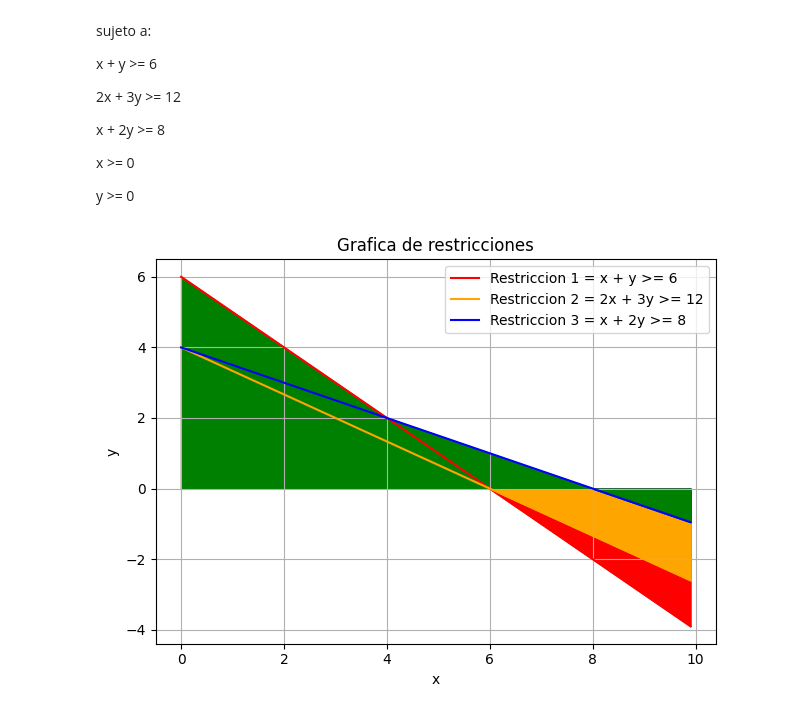
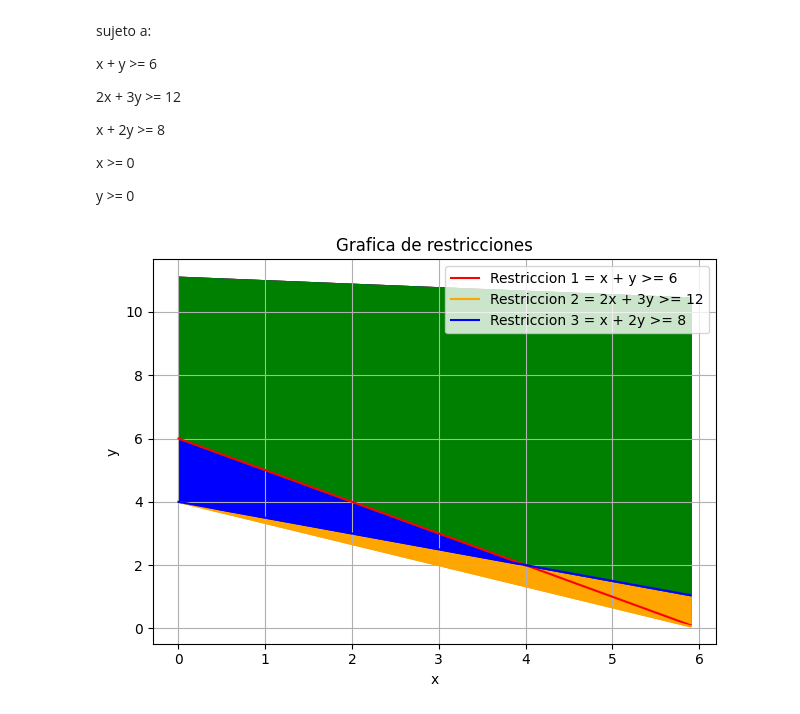
Before and after one commit to JulianaRamirez8/Fundamentos-de-optimizacion-lineal, a Jupyter notebook: Taller_00_solución_gráfica_de_problemas_de_optimización_lineal.ipynb, the cells around one changed output. Drawn from its saved outputs; the diff is of its cells as text; code cells hidden in the pictures.

```diff
--- a/Taller_00_solución_gráfica_de_problemas_de_optimización_lineal.ipynb
+++ b/Taller_00_solución_gráfica_de_problemas_de_optimización_lineal.ipynb
@@ -860,36 +862,37 @@ import matplotlib.pyplot as plt
 def max_entre_expresiones(dominio):
   maximos=[]
   for x in dominio:
     y1=6-x
     y2=(12-2*x)/3
     y3=(8-x)/2
     maximos.append(max(y1,y2,y3))
   return maximos
 #Rango de x
-x=np.arange(0,10,0.1)
+x=np.arange(0,6,0.1)
 #Invocar funcion
 valor_max=max_entre_expresiones(x)
 #Restricciones
 y1=6-x
 y2=(12-2*x)/3
 y3=(8-x)/2
+y4=(100-x)/9
 #Nombres ejes y titulo
 plt.xlabel("x")
 plt.ylabel("y")
 plt.title("Grafica de restricciones")
 #Graficar restricciones
 plt.plot(x,y1,label="Restriccion 1 = x + y >= 6",color="red")
 plt.plot(x,y2,label="Restriccion 2 = 2x + 3y >= 12",color="orange")
 plt.plot(x,y3,label="Restriccion 3 = x + 2y >= 8",color="blue")
 #Graficar area y ajustar relleno
-plt.fill_between(x,y1,color="red")
-plt.fill_between(x,y2,color="orange")
-plt.fill_between(x,y3,color="blue")
-plt.fill_between(x,valor_max,color="green")
+plt.fill_between(x,y1,y4,color="red")
+plt.fill_between(x,y2,y4,color="orange")
+plt.fill_between(x,y3,y4,color="blue")
+plt.fill_between(x,valor_max,y4,color="green")
 plt.tight_layout()
 #Mostrarleyenda,cuadrante y resultados
 plt.legend()
 plt.grid(True)
 plt.show()
 # %% [output]
-[figure, old version]
+[figure, new version]
```
Also changed, not shown: parts of 8 cells of this notebook.
